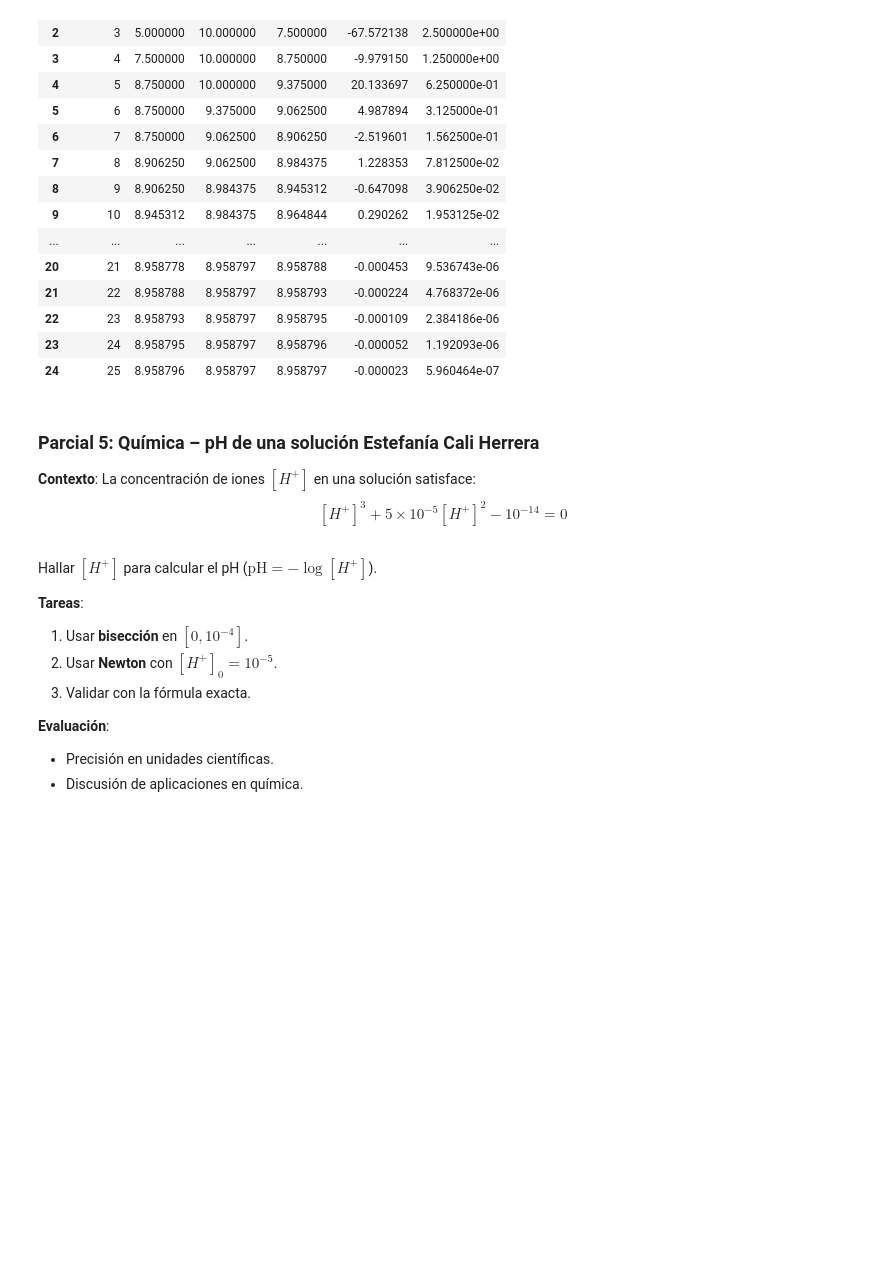
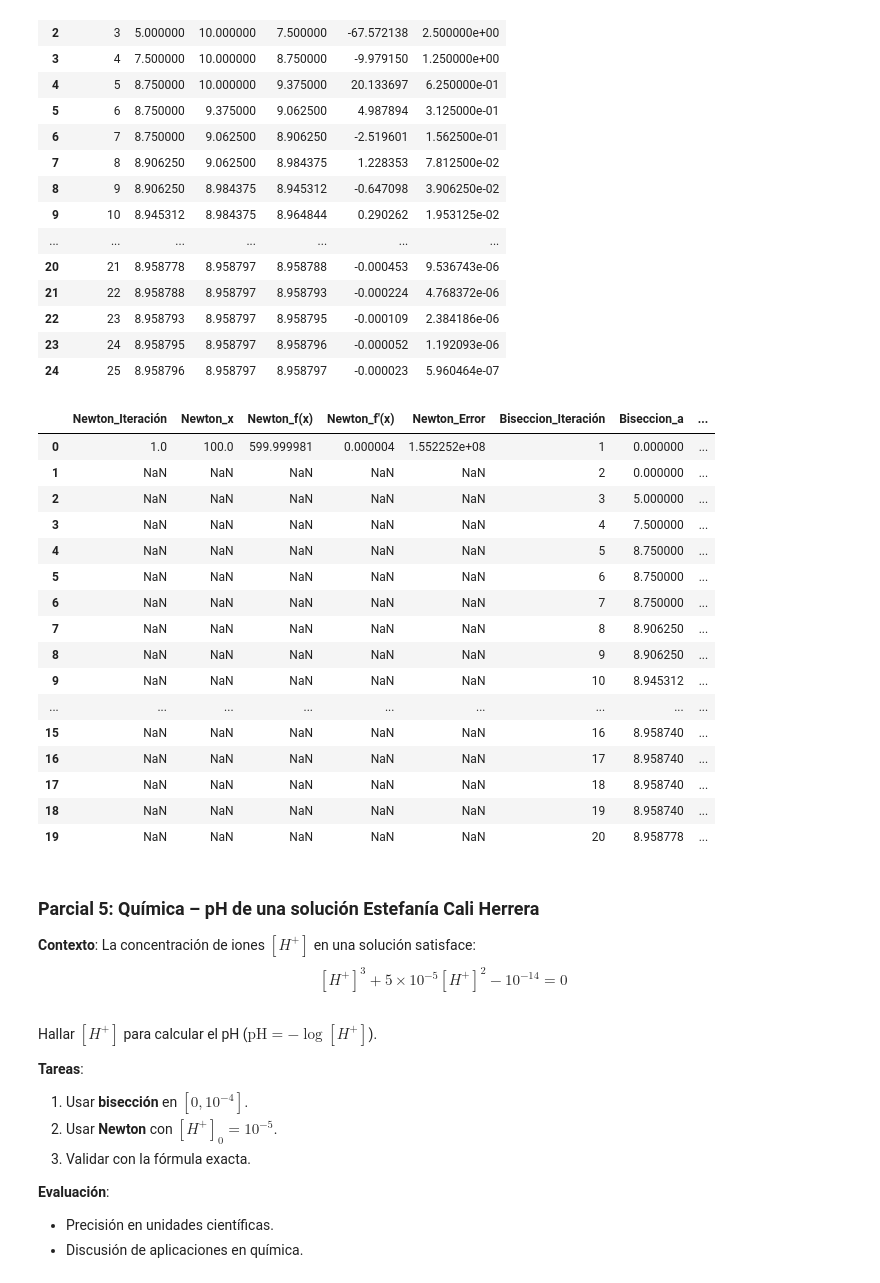
Before and after one commit to marco-canas/analisis_numerico, a Jupyter notebook: 4_planifica_implementa/4_ceros_funciones/2_biseccion/4_biseccion.ipynb, the cells around one changed output. Drawn from its saved outputs; the diff is of its cells as text; code cells hidden in the pictures; blank space fills up the shorter version.

Commit message:
bisección newton parcial

```diff
--- a/4_planifica_implementa/4_ceros_funciones/2_biseccion/4_biseccion.ipynb
+++ b/4_planifica_implementa/4_ceros_funciones/2_biseccion/4_biseccion.ipynb
@@ -875,6 +875,26 @@ resolutor1.biseccion(a = 0, b = 20)
 | 22 | 23 | 8.958793 | 8.958797 | 8.958795 | -0.000109 | 2.384186e-06 |
 | 23 | 24 | 8.958795 | 8.958797 | 8.958796 | -0.000052 | 1.192093e-06 |
 | 24 | 25 | 8.958796 | 8.958797 | 8.958797 | -0.000023 | 5.960464e-07 |
+# %%
+resolutor1.comparar(a = 0, b = 20, x0 = 100)
+# %% [output]
+|  | Newton_Iteración | Newton_x | Newton_f(x) | Newton_f'(x) | Newton_Error | Biseccion_Iteración | Biseccion_a | ... |
+| 0 | 1.0 | 100.0 | 599.999981 | 0.000004 | 1.552252e+08 | 1 | 0.000000 | ... |
+| 1 | NaN | NaN | NaN | NaN | NaN | 2 | 0.000000 | ... |
+| 2 | NaN | NaN | NaN | NaN | NaN | 3 | 5.000000 | ... |
+| 3 | NaN | NaN | NaN | NaN | NaN | 4 | 7.500000 | ... |
+| 4 | NaN | NaN | NaN | NaN | NaN | 5 | 8.750000 | ... |
+| 5 | NaN | NaN | NaN | NaN | NaN | 6 | 8.750000 | ... |
+| 6 | NaN | NaN | NaN | NaN | NaN | 7 | 8.750000 | ... |
+| 7 | NaN | NaN | NaN | NaN | NaN | 8 | 8.906250 | ... |
+| 8 | NaN | NaN | NaN | NaN | NaN | 9 | 8.906250 | ... |
+| 9 | NaN | NaN | NaN | NaN | NaN | 10 | 8.945312 | ... |
+| ... | ... | ... | ... | ... | ... | ... | ... | ... |
+| 15 | NaN | NaN | NaN | NaN | NaN | 16 | 8.958740 | ... |
+| 16 | NaN | NaN | NaN | NaN | NaN | 17 | 8.958740 | ... |
+| 17 | NaN | NaN | NaN | NaN | NaN | 18 | 8.958740 | ... |
+| 18 | NaN | NaN | NaN | NaN | NaN | 19 | 8.958740 | ... |
+| 19 | NaN | NaN | NaN | NaN | NaN | 20 | 8.958778 | ... |
 # %% [markdown]
 
 
```
Also changed, not shown: parts of 1 cell of this notebook, 2 other files.
